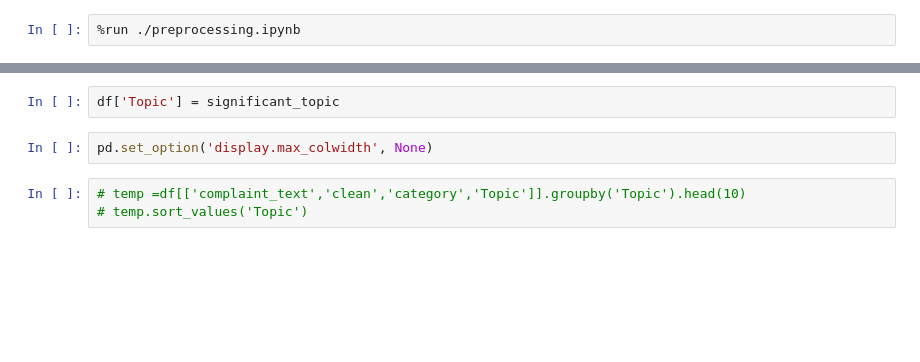
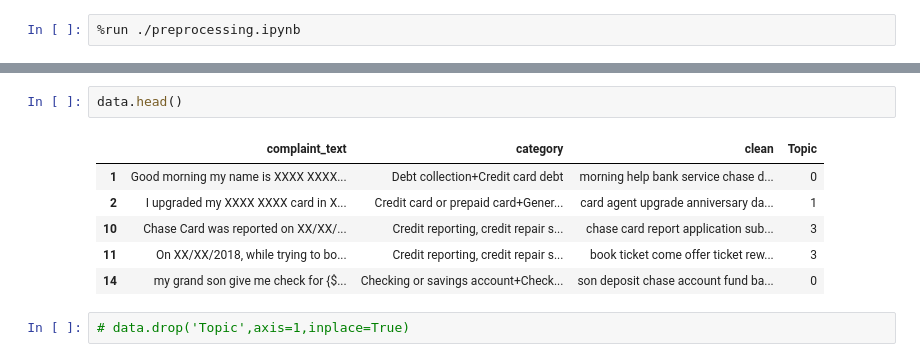
Before and after one commit to mosinsky/Multiclass_Classification, a Jupyter notebook: main.ipynb, the cells around one changed output, grey strips where cells are left out. Saved outputs shown, nothing was run; the diff lists cells and outputs as text; blank space fills up the shorter version.

```diff
--- a/main.ipynb
+++ b/main.ipynb
@@ -74,7 +104,11 @@ df_doc_topic['dominant_topic'] = significant_topic
-# %%
-df['Topic'] = significant_topic
-# %%
-pd.set_option('display.max_colwidth', None)
-# %%
-# temp =df[['complaint_text','clean','category','Topic']].groupby('Topic').head(10)
-# temp.sort_values('Topic')
+# %%
+data.head()
+# %% [output]
+|  | complaint_text | category | clean | Topic |
+| 1 | Good morning my name is XXXX XXXX... | Debt collection+Credit card debt | morning help bank service chase d... | 0 |
+| 2 | I upgraded my XXXX XXXX card in X... | Credit card or prepaid card+Gener... | card agent upgrade anniversary da... | 1 |
+| 10 | Chase Card was reported on XX/XX/... | Credit reporting, credit repair s... | chase card report application sub... | 3 |
+| 11 | On XX/XX/2018, while trying to bo... | Credit reporting, credit repair s... | book ticket come offer ticket rew... | 3 |
+| 14 | my grand son give me check for {$... | Checking or savings account+Check... | son deposit chase account fund ba... | 0 |
+# %%
+# data.drop('Topic',axis=1,inplace=True)
```
Also changed, not shown: parts of 21 cells of this notebook, 2 other files.
